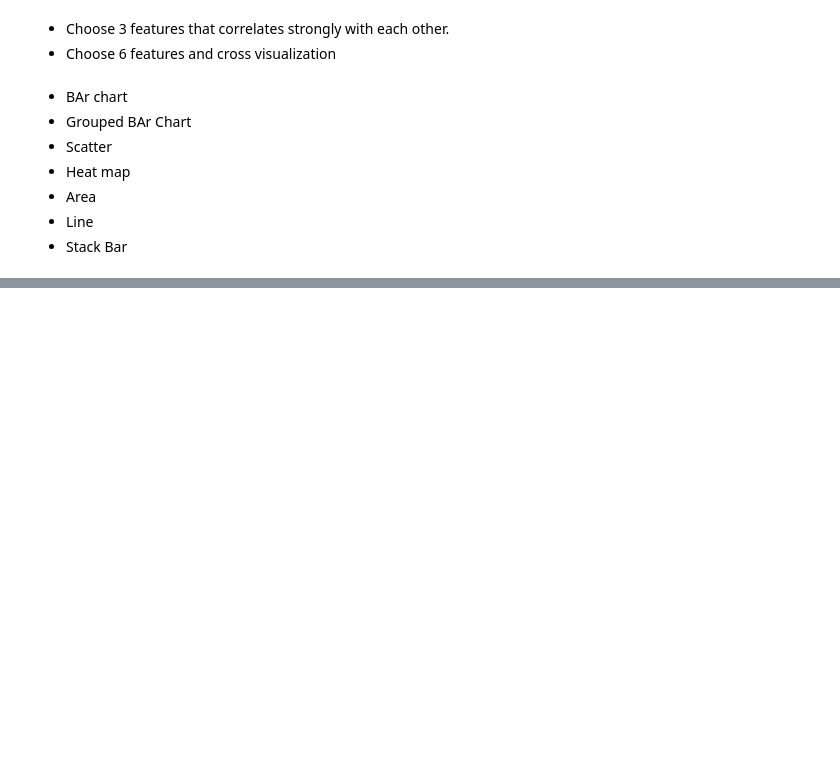
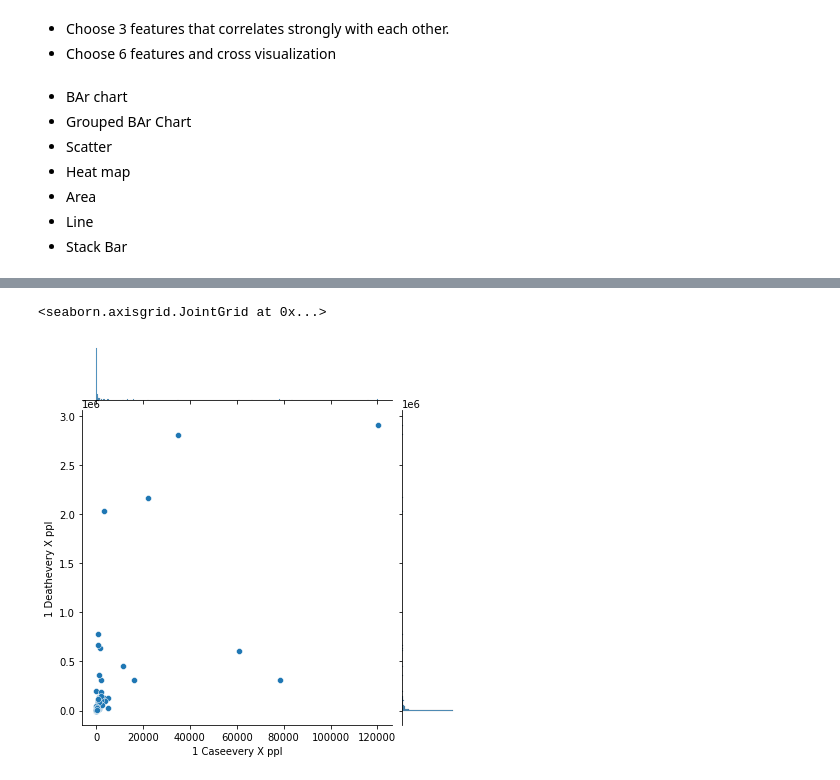
Before and after one commit to bachtangthang/Covid-19-Data-Analytics-Project, a Jupyter notebook: Covid.ipynb, the cells around one changed output, grey strips where cells are left out. Saved outputs shown, nothing was run; the diff lists cells and outputs as text; code cells hidden in the pictures; blank space fills up the shorter version.

```diff
--- a/Covid.ipynb
+++ b/Covid.ipynb
@@ -180,0 +214,5 @@ plt.show()
+# %%
+sns.jointplot(x = '1 Caseevery X ppl', y ='1 Deathevery X ppl', data = cs_df, kind ='scatter' )
+# %% [output]
+<seaborn.axisgrid.JointGrid at 0x...>
+[figure, added]
```
Also changed, not shown: parts of 7 cells of this notebook.
